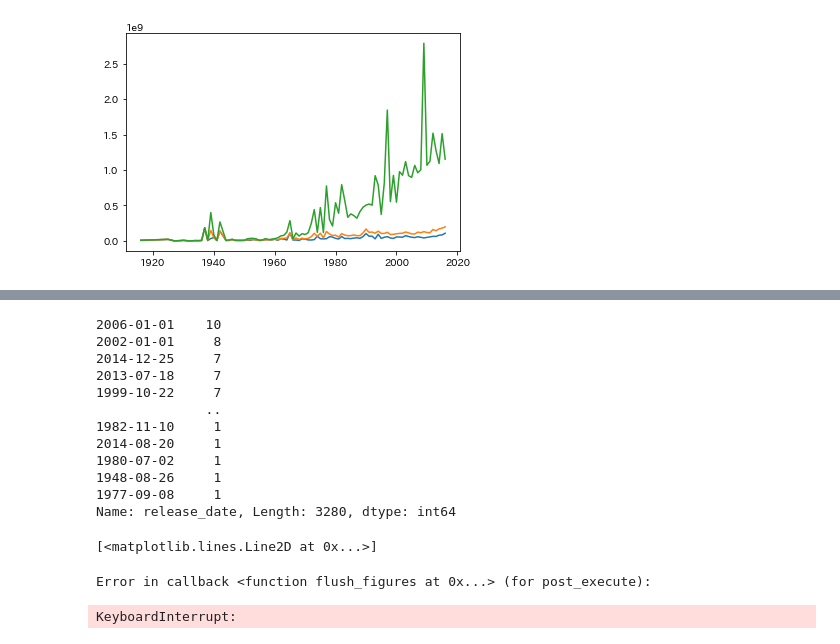
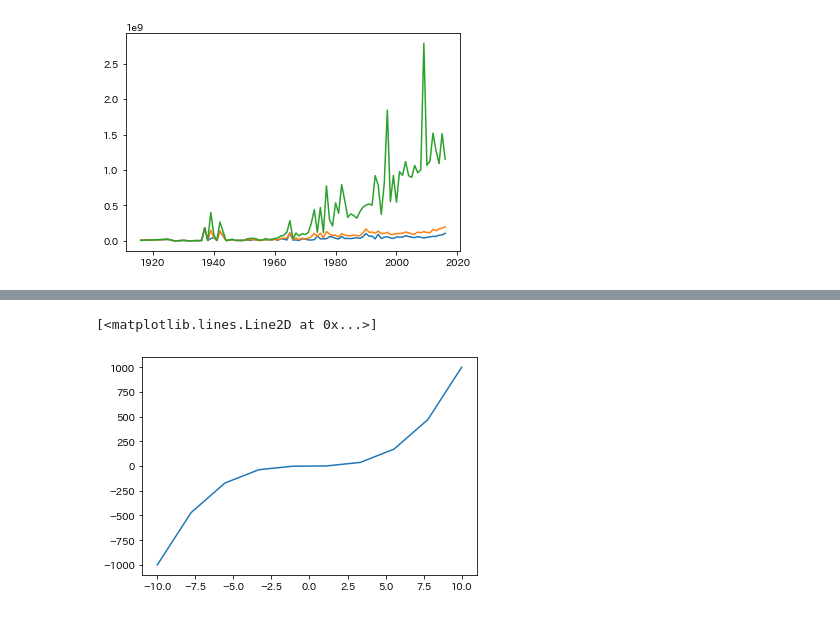
Before and after one commit to yuki-taniguchi/py-practice, a Jupyter notebook: work/matplotlib_train.ipynb, the cells around one changed output, grey strips where cells are left out. Drawn from its saved outputs; the diff is of its cells as text; code cells hidden in the pictures.

```diff
--- a/work/matplotlib_train.ipynb
+++ b/work/matplotlib_train.ipynb
@@ -176,21 +161,6 @@ Name: release_date, Length: 3280, dtype: int64
-# %%
-df['release_date'].value_counts()
-# %% [output]
-2006-01-01    10
-2002-01-01     8
-2014-12-25     7
-2013-07-18     7
-1999-10-22     7
-              ..
-1982-11-10     1
-2014-08-20     1
-1980-07-02     1
-1948-08-26     1
-1977-09-08     1
-Name: release_date, Length: 3280, dtype: int64
-# %%
-plt.plot(df['release_date'].value_counts())
-# %% [output]
-[<matplotlib.lines.Line2D at 0x...>]
-Error in callback <function flush_figures at 0x...> (for post_execute):
-KeyboardInterrupt:
+# %%
+fig, ax = plt.subplots()
+ax.plot(x,x**3)
+# %% [output]
+[<matplotlib.lines.Line2D at 0x...>]
+[figure, added]
```
Also changed, not shown: parts of 13 cells of this notebook, 2 other files.
